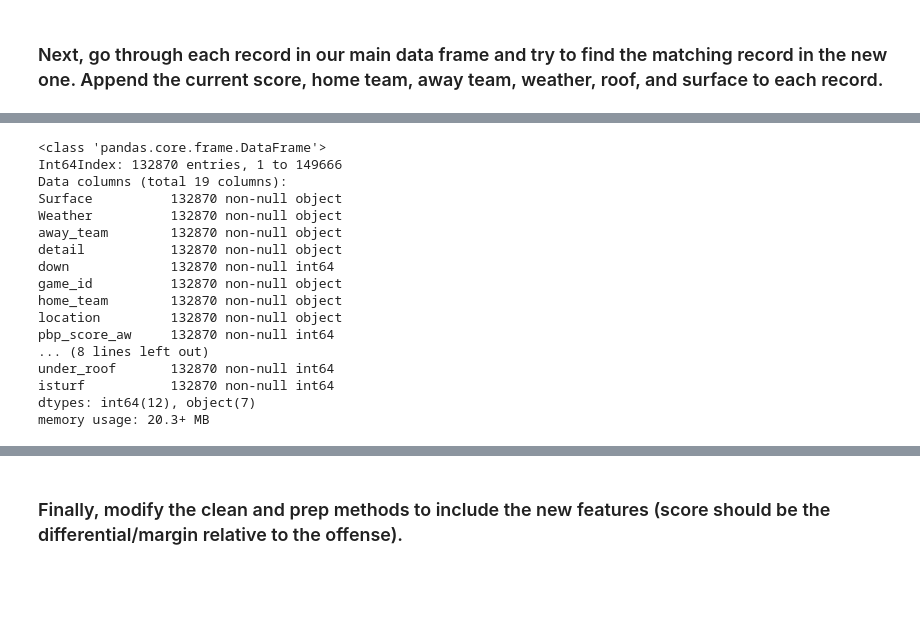
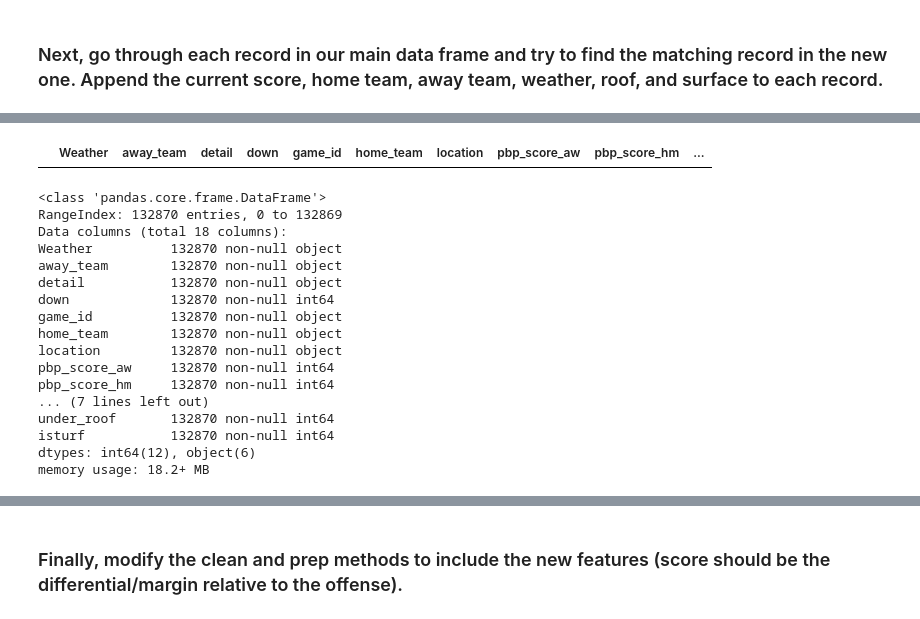
Before and after one commit to zreyn/nfl, a Jupyter notebook: notebooks/nfl-score.ipynb, the cells around one changed output, grey strips where cells are left out. Saved outputs shown, nothing was run; the diff lists cells and outputs as text; code cells hidden in the pictures; blank space fills up the shorter version.

Commit message:
wrote the code to do the matching between plays

```diff
--- a/notebooks/nfl-score.ipynb
+++ b/notebooks/nfl-score.ipynb
@@ -530,6 +530,7 @@ surface_map = {
         'grass' : 'grass'
     }
 pbp_pfr['isturf'] = pbp_pfr['Surface'].map(surface_to_isturf)
+pbp_pfr.drop(['Surface'], axis=1, inplace=True,  errors='ignore')
 
 # There are 238 games (~26%) without weather data; we should replace them with 'UNKNOWN'
 pbp_pfr['Weather'] = pbp_pfr['Weather'].fillna('UNKNOWN')
@@ -620,10 +636,24 @@ memory usage: 18.9+ MB
+# %%
+matching_play = pbp_pfr[
+            (pbp_pfr['season'] == play['SEASONYEAR']) &
+            (pbp_pfr['quarter'] == play['QUARTER']) &
+            (pbp_pfr['minute'] == play['MINUTE']) &
+            (pbp_pfr['second'] == play['SECOND']) &
+            (pbp_pfr['down'] == play['DOWN']) &
+            (pbp_pfr['yds_to_go'] == play['TOGO']) &
+            (pbp_pfr['yardlinefixed'] == play['YARDLINEFIXED']) &
+            ~(pbp_pfr['detail'].str.startswith('Penalty')) &
+            (((pbp_pfr['home_team'] == play['OFFENSETEAM']) & (pbp_pfr['away_team'] == play['DEFENSETEAM'])) | ((pbp_pfr['home_team'] == play['DEFENSETEAM']) & (pbp_pfr['away_team'] == play['OFFENSETEAM'])))
+        ]
+matching_play
+# %% [output]
+|  | Weather | away_team | detail | down | game_id | home_team | location | pbp_score_aw | pbp_score_hm | ... |
 # %%
 pbp_pfr.info()
 # %% [output]
 <class 'pandas.core.frame.DataFrame'>
-Int64Index: 132870 entries, 1 to 149666
-Data columns (total 19 columns):
-Surface          132870 non-null object
+RangeIndex: 132870 entries, 0 to 132869
+Data columns (total 18 columns):
 Weather          132870 non-null object
 away_team        132870 non-null object
 detail           132870 non-null object
@@ -632,8 +662,9 @@ game_id          132870 non-null object
 home_team        132870 non-null object
 location         132870 non-null object
 pbp_score_aw     132870 non-null int64
-... (8 lines left out)
+pbp_score_hm     132870 non-null int64
+... (7 lines left out)
 under_roof       132870 non-null int64
 isturf           132870 non-null int64
-dtypes: int64(12), object(7)
-memory usage: 20.3+ MB
+dtypes: int64(12), object(6)
+memory usage: 18.2+ MB
```
Also changed, not shown: parts of 7 cells of this notebook, 3 other files.
